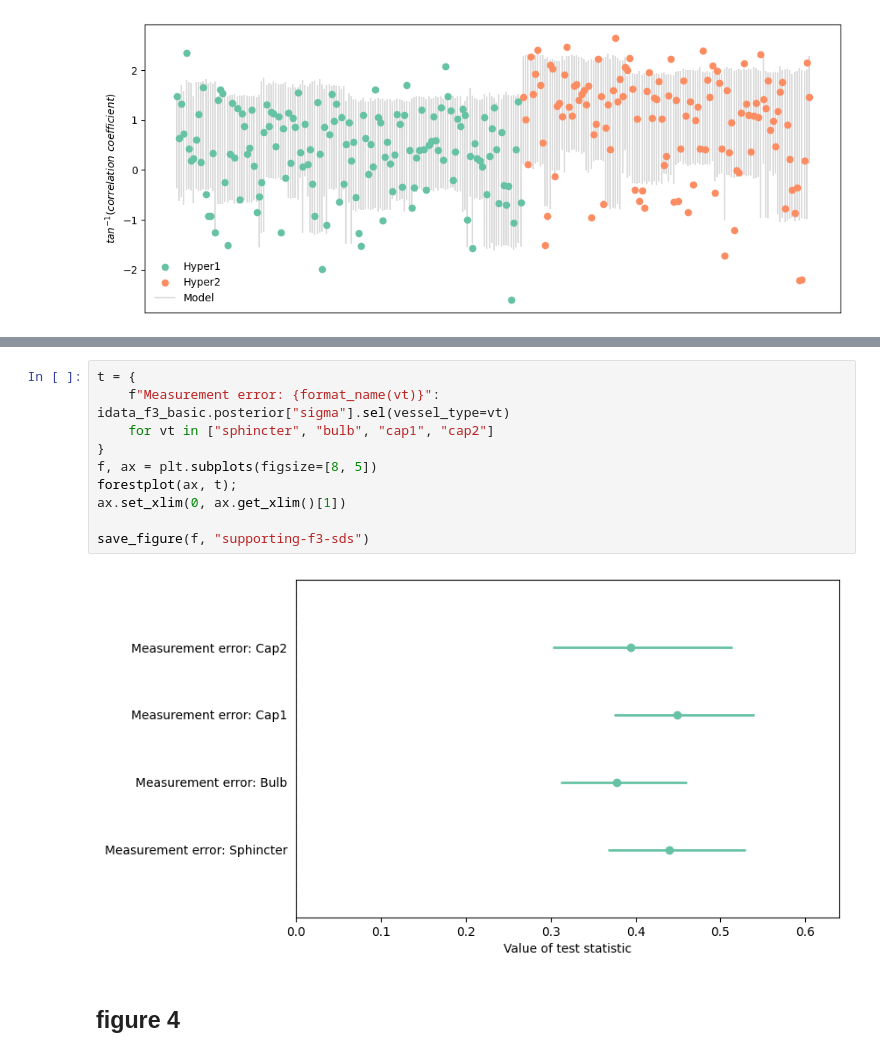
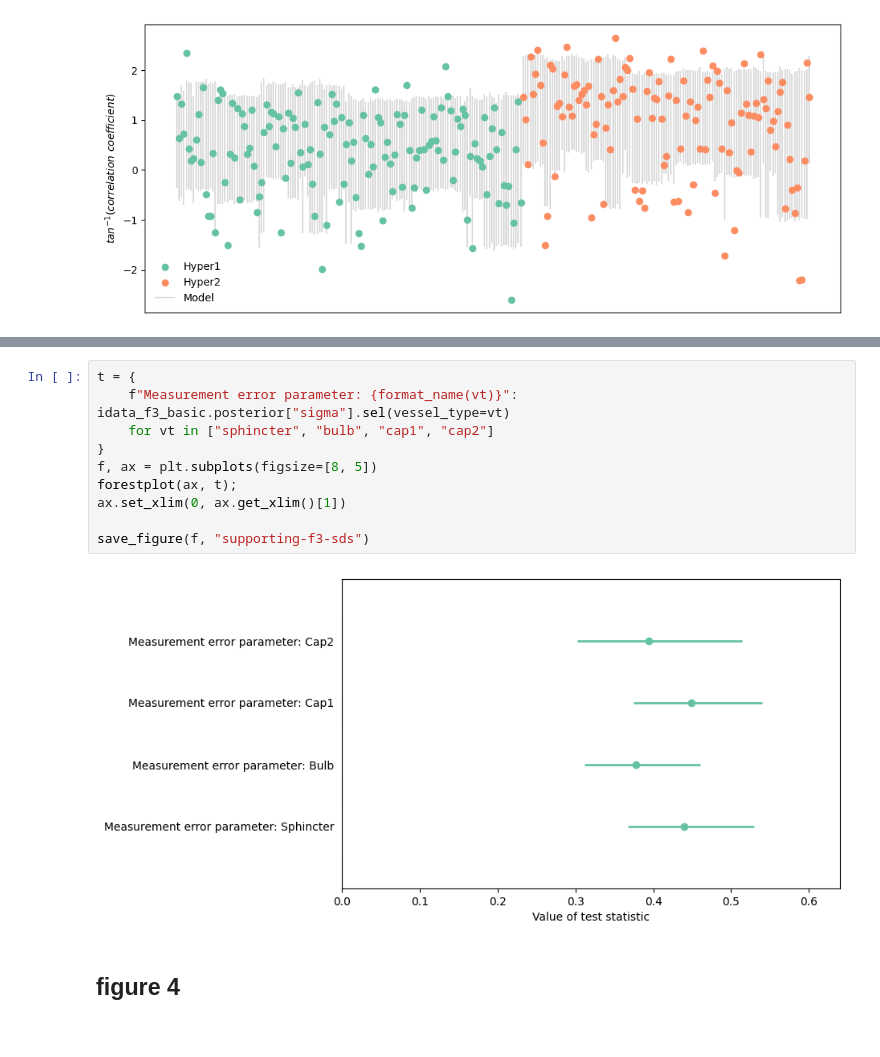
Before and after one commit to teddygroves/sphincter, a Jupyter notebook: sphincter/Supporting figures.ipynb, the cells around one changed output, grey strips where cells are left out. Drawn from its saved outputs; the diff is of its cells as text.

Commit message:
Supporting figure improvements

```diff
--- a/sphincter/Supporting figures.ipynb
+++ b/sphincter/Supporting figures.ipynb
@@ -284,15 +282,15 @@ save_figure(f, "supporting-f3-ppc")
 # %%
 t = {
-    f"Measurement error: {format_name(vt)}": idata_f3_basic.posterior["sigma"].sel(vessel_type=vt)
+    f"Measurement error parameter: {format_name(vt)}": idata_f3_basic.posterior["sigma"].sel(vessel_type=vt)
     for vt in ["sphincter", "bulb", "cap1", "cap2"]
 }
 f, ax = plt.subplots(figsize=[8, 5])
 forestplot(ax, t);
 ax.set_xlim(0, ax.get_xlim()[1])
 
 save_figure(f, "supporting-f3-sds")
 # %% [output]
-[figure, old version]
+[figure, new version]
 # %% [markdown]
 ## figure 4
 # %%
```
Also changed, not shown: parts of 7 cells of this notebook, 30 other files.
